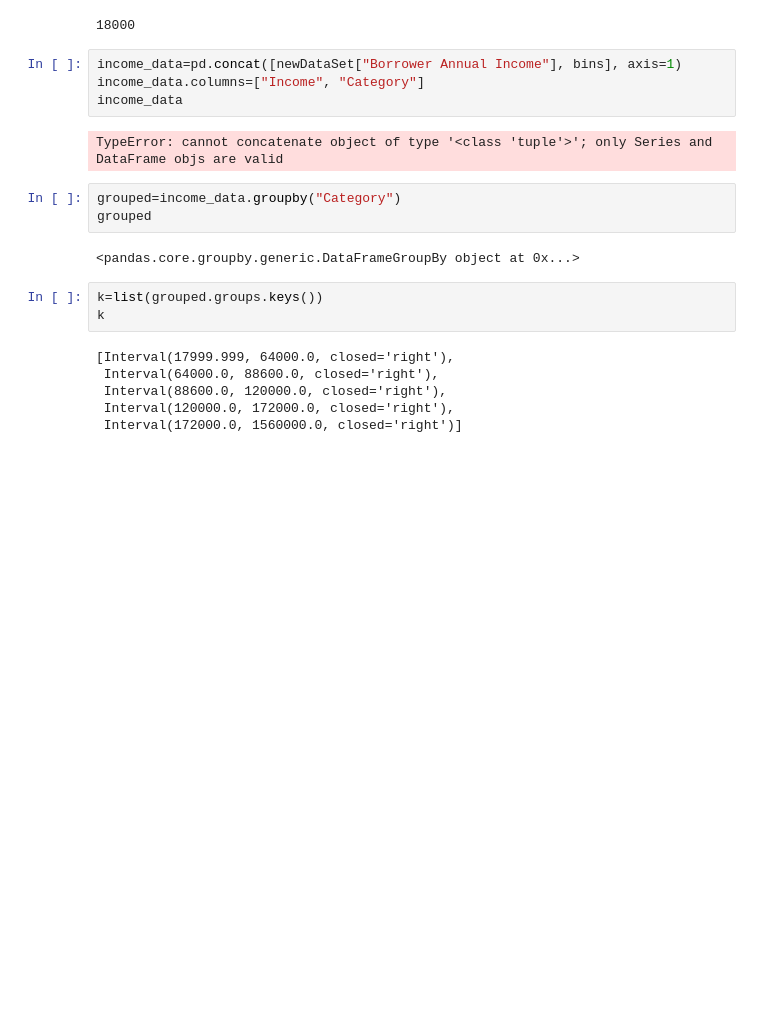
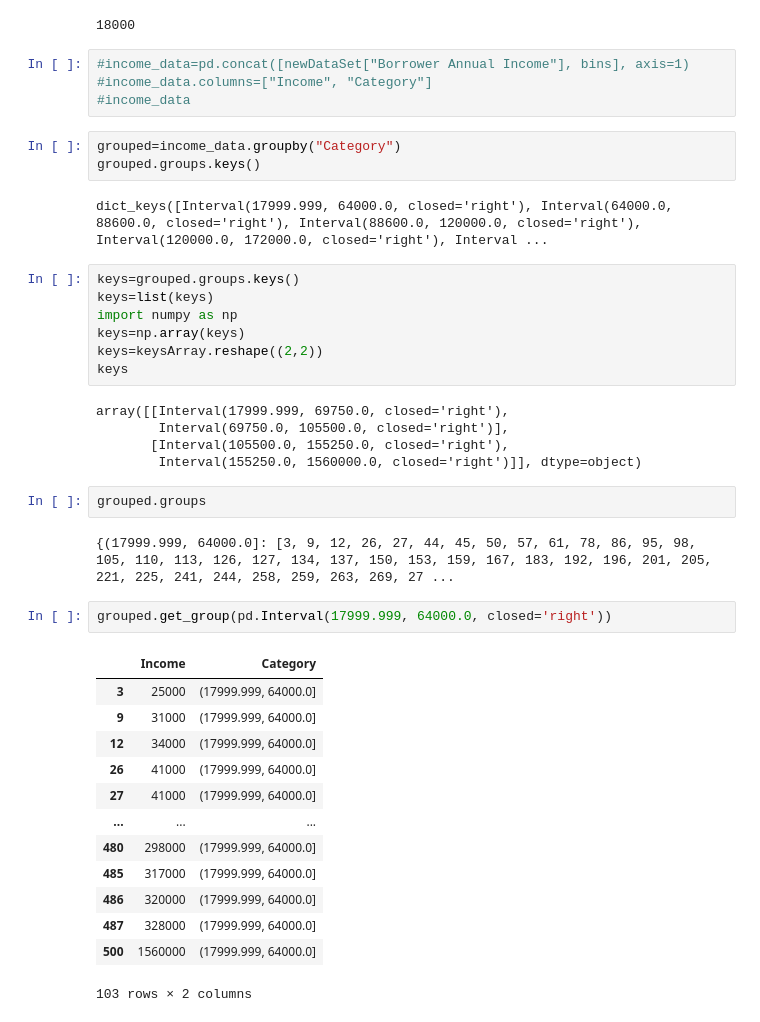
Before and after one commit to KunalNeon/CommBank, a Jupyter notebook: dataSet.ipynb, the cells around one changed output. Saved outputs shown, nothing was run; the diff lists cells and outputs as text; blank space fills up the shorter version.

```diff
--- a/dataSet.ipynb
+++ b/dataSet.ipynb
@@ -166,22 +166,43 @@ dataSet["Borrower Annual Income"].min()
 # %% [output]
 18000
 # %%
-income_data=pd.concat([newDataSet["Borrower Annual Income"], bins], axis=1)
-income_data.columns=["Income", "Category"]
-income_data
+#income_data=pd.concat([newDataSet["Borrower Annual Income"], bins], axis=1)
+#income_data.columns=["Income", "Category"]
+#income_data
-# %% [output]
-TypeError: cannot concatenate object of type '<class 'tuple'>'; only Series and DataFrame objs are valid
 # %%
 grouped=income_data.groupby("Category")
-grouped
+grouped.groups.keys()
 # %% [output]
-<pandas.core.groupby.generic.DataFrameGroupBy object at 0x...>
+dict_keys([Interval(17999.999, 64000.0, closed='right'), Interval(64000.0, 88600.0, closed='right'), Interval(88600.0, 120000.0, closed='right'), Interval(120000.0, 172000.0, closed='right'), Interval ...
 # %%
-k=list(grouped.groups.keys())
-k
+keys=grouped.groups.keys()
+keys=list(keys)
+import numpy as np
+keys=np.array(keys)
+keys=keysArray.reshape((2,2))
+keys
 # %% [output]
-[Interval(17999.999, 64000.0, closed='right'),
- Interval(64000.0, 88600.0, closed='right'),
- Interval(88600.0, 120000.0, closed='right'),
- Interval(120000.0, 172000.0, closed='right'),
- Interval(172000.0, 1560000.0, closed='right')]
+array([[Interval(17999.999, 69750.0, closed='right'),
+        Interval(69750.0, 105500.0, closed='right')],
+       [Interval(105500.0, 155250.0, closed='right'),
+        Interval(155250.0, 1560000.0, closed='right')]], dtype=object)
+# %%
+grouped.groups
+# %% [output]
+{(17999.999, 64000.0]: [3, 9, 12, 26, 27, 44, 45, 50, 57, 61, 78, 86, 95, 98, 105, 110, 113, 126, 127, 134, 137, 150, 153, 159, 167, 183, 192, 196, 201, 205, 221, 225, 241, 244, 258, 259, 263, 269, 27 ...
+# %%
+grouped.get_group(pd.Interval(17999.999, 64000.0, closed='right'))
+# %% [output]
+|  | Income | Category |
+| 3 | 25000 | (17999.999, 64000.0] |
+| 9 | 31000 | (17999.999, 64000.0] |
+| 12 | 34000 | (17999.999, 64000.0] |
+| 26 | 41000 | (17999.999, 64000.0] |
+| 27 | 41000 | (17999.999, 64000.0] |
+| ... | ... | ... |
+| 480 | 298000 | (17999.999, 64000.0] |
+| 485 | 317000 | (17999.999, 64000.0] |
+| 486 | 320000 | (17999.999, 64000.0] |
+| 487 | 328000 | (17999.999, 64000.0] |
+| 500 | 1560000 | (17999.999, 64000.0] |
+103 rows × 2 columns
```
Also changed, not shown: parts of 8 cells of this notebook.
